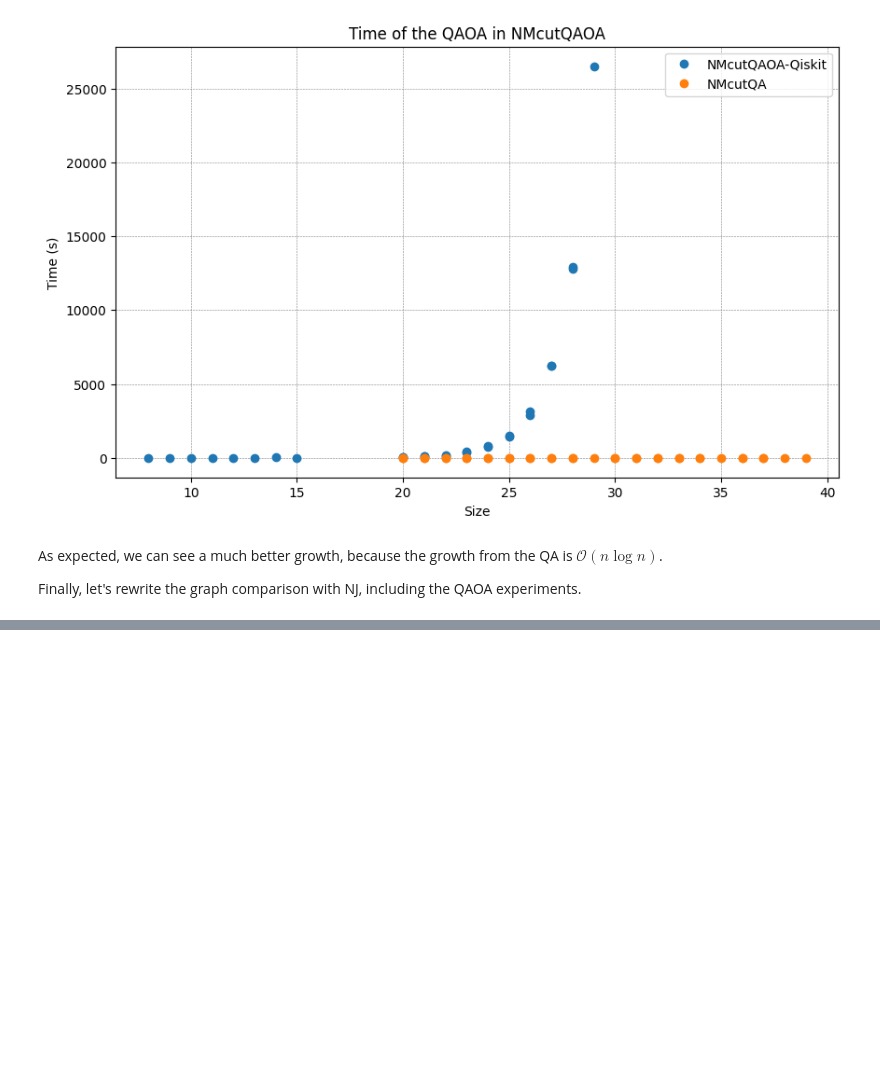
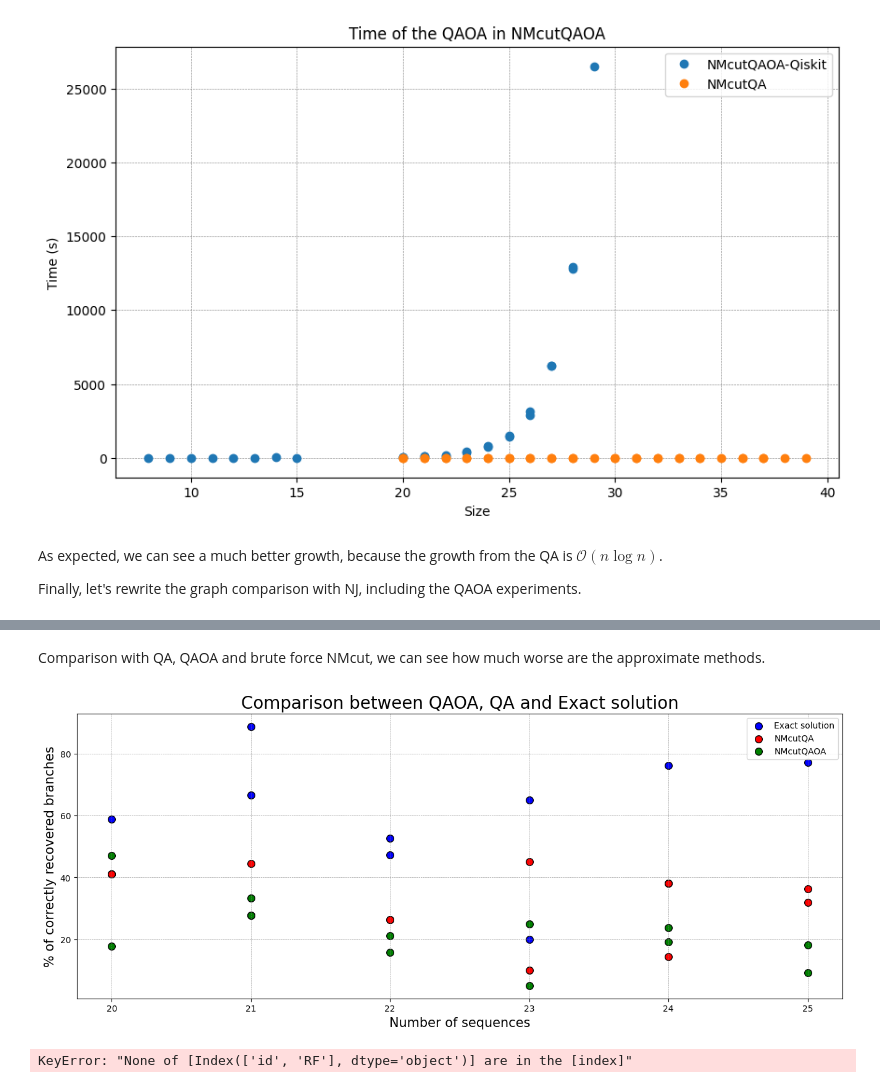
Before and after one commit to Nicofero/PhyloTree_ReConst, a Jupyter notebook: metrics_study.ipynb, the cells around one changed output, grey strips where cells are left out. Cells and saved outputs as stored; diff of their text form; code cells hidden in the pictures; blank space fills up the shorter version.

```diff
--- a/metrics_study.ipynb
+++ b/metrics_study.ipynb
@@ -550,0 +668,27 @@ plt.show()
+# %% [markdown]
+Comparison with QA, QAOA and brute force NMcut, we can see how much worse are the approximate methods.
+# %%
+filtered_rf = rf[rf['size'] < 26]
+filtered_qiskit = qiskit_df[qiskit_df['size'] < 26]
+filtered_qiskit = filtered_qiskit[filtered_qiskit['size'] > 19]
+
+plt.subplots(figsize=(16, 6))
+plt.scatter(rf_bf['size'], rf_bf['RF'], edgecolor='k', color='blue', s=70,label='Exact solution')
+plt.scatter(filtered_rf['size'], filtered_rf['RF'], edgecolor='k', color='red', s=70,label='NMcutQA')
+plt.scatter(filtered_qiskit['size'], filtered_qiskit['RF'], edgecolor='k', color='green', s=70,label='NMcutQAOA')
+plt.xlabel('Number of sequences',fontdict={'fontsize': 15})
+plt.ylabel('% of correctly recovered branches',fontdict={'fontsize': 15})
+plt.title('Comparison between QAOA, QA and Exact solution', fontsize=20)
+plt.grid(color='gray', linestyle='--', linewidth=0.4)
+plt.legend()
+plt.show()
+# %% [output]
+[figure, added]
+# %%
+# I want to join the rf_bf dataframe with the filtered_rf and filtered_qiskit dataframes based on the id column
+filtered_rf = filtered_rf['id'].astype(str)
+filtered_qiskit = filtered_qiskit['id'].astype(str)
+filtered_rf_bf = rf_bf['id'].astype(str)
+merge = filtered_rf[['id','RF']].rename(columns={'RF': 'RF_NMcutQA'}).merge(filtered_qiskit[['id','RF']].rename(columns={'RF': 'RF_NMcutQAOA'}), on='id').merge(filtered_rf_bf[['id','RF']].rename(columns={'RF': 'RF_NJ'}), on='id')
+# %% [output]
+KeyError: "None of [Index(['id', 'RF'], dtype='object')] are in the [index]"
```
Also changed, not shown: parts of 14 cells of this notebook.
